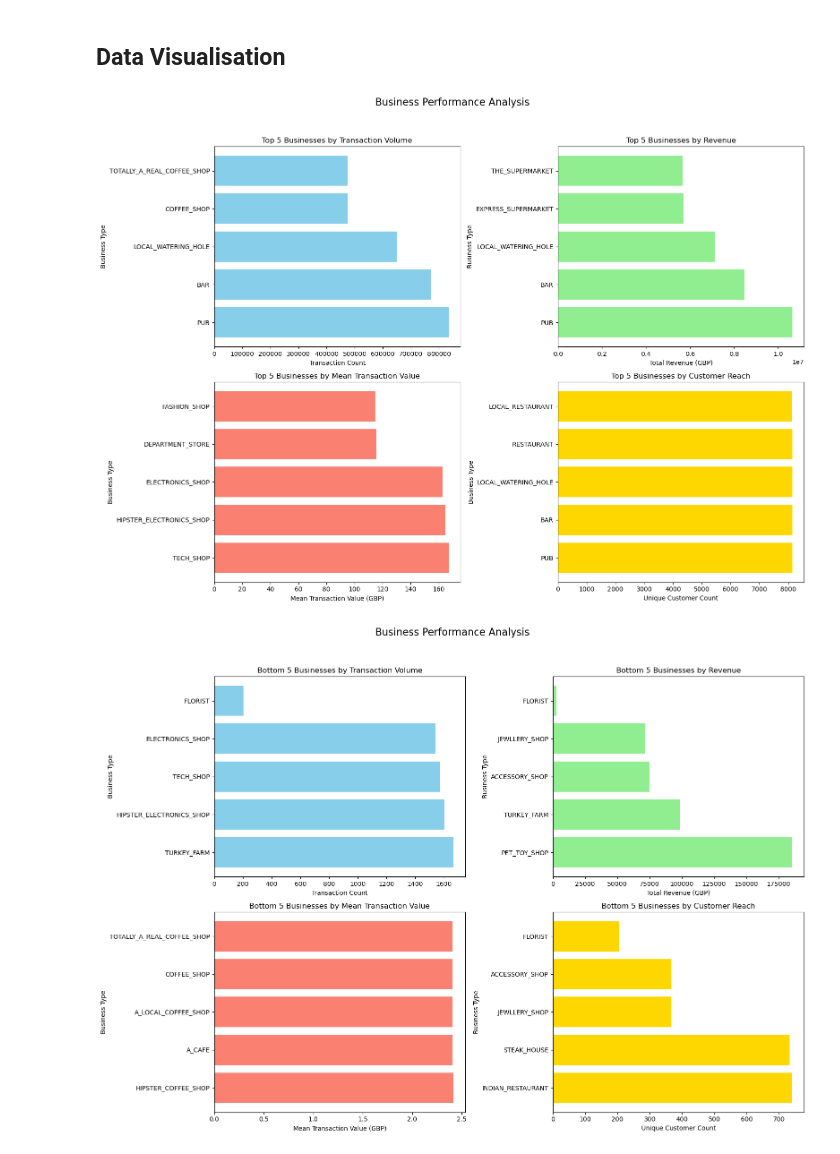
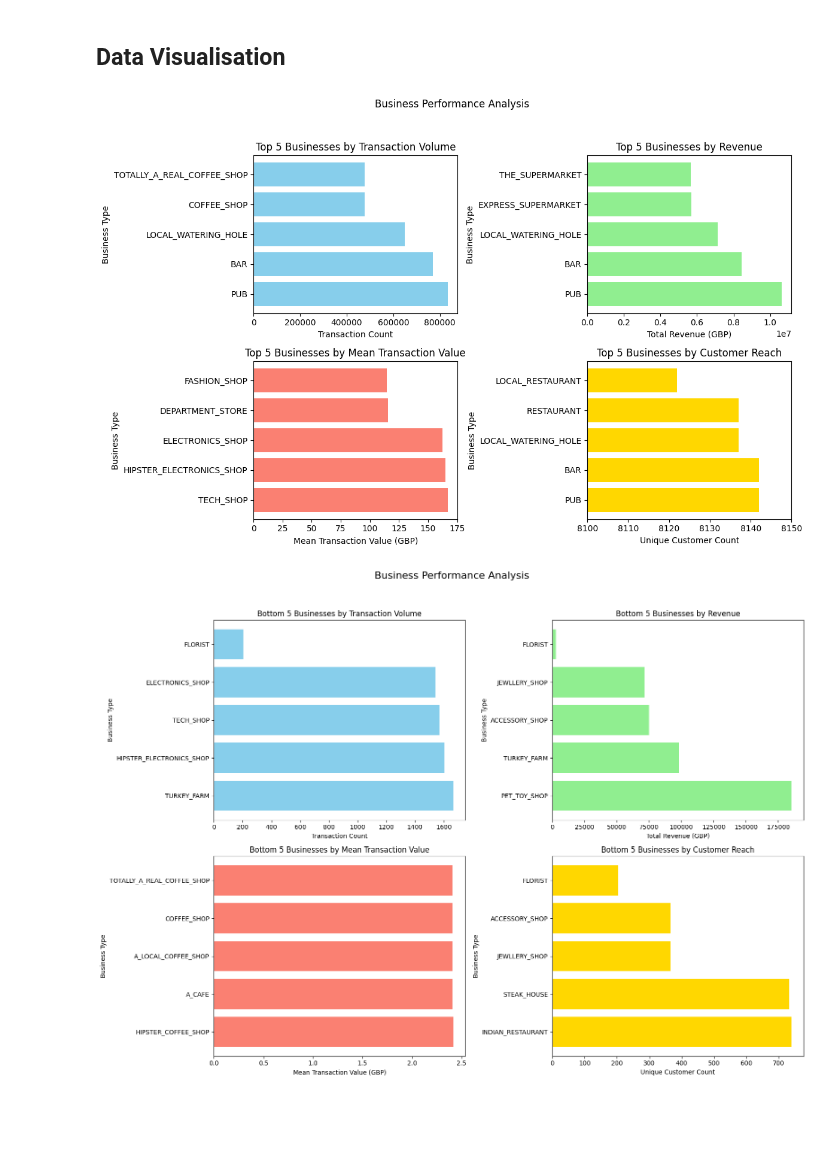
Before and after one commit to UoB-DSMP-2023-24/dsmp-2024-group27, a Jupyter notebook: EDA-business-focussed.ipynb, the cells around one changed output. Cells and saved outputs as stored; diff of their text form; code cells hidden in the pictures; blank space fills up the shorter version.

```diff
--- a/EDA-business-focussed.ipynb
+++ b/EDA-business-focussed.ipynb
@@ -9,7 +9,7 @@ import matplotlib.pyplot as plt
 # %% [markdown]
 ## Loading business code
 # %%
-biz_large_data = pd.read_csv('biz_large_df.csv')
+biz_large_data = pd.read_csv('SavedData/biz_large_df.csv')
 biz_large_df = pd.DataFrame(biz_large_data)
 # %%
 biz_large_df
@@ -146,37 +146,38 @@ bottom_5_customer_reach = customer_reach_analysis.tail(5)
 import matplotlib.pyplot as plt
 
 # Setting up the figure and axes for a grid of plots
-fig, axes = plt.subplots(2, 2, figsize=(16, 12))
-fig.suptitle('Business Performance Analysis', fontsize=16)
+fig, axes = plt.subplots(2, 2, figsize=(12, 8))
+fig.suptitle('Business Performance Analysis', fontsize=12)
 
 # Top 5 businesses by transaction volume
 axes[0, 0].barh(top_5_tx_volume['name'], top_5_tx_volume['tx_count'], color='skyblue')
 axes[0, 0].set_title('Top 5 Businesses by Transaction Volume')
 axes[0, 0].set_xlabel('Transaction Count')
 axes[0, 0].set_ylabel('Business Type')
 
 # Top 5 businesses by revenue
 axes[0, 1].barh(top_5_revenue['name'], top_5_revenue['tx_sum_gbp'], color='lightgreen')
 axes[0, 1].set_title('Top 5 Businesses by Revenue')
 axes[0, 1].set_xlabel('Total Revenue (GBP)')
 axes[0, 1].set_ylabel('Business Type')
 
 # Top 5 businesses by Mean transaction value
 axes[1, 0].barh(top_5_avg_tx_value['name'], top_5_avg_tx_value['tx_mean_gbp'], color='salmon')
 axes[1, 0].set_title('Top 5 Businesses by Mean Transaction Value')
 axes[1, 0].set_xlabel('Mean Transaction Value (GBP)')
 axes[1, 0].set_ylabel('Business Type')
 
 # Top 5 businesses by customer reach
 axes[1, 1].barh(top_5_customer_reach['name'], top_5_customer_reach['unique_customers_count'], color='gold')
 axes[1, 1].set_title('Top 5 Businesses by Customer Reach')
 axes[1, 1].set_xlabel('Unique Customer Count')
 axes[1, 1].set_ylabel('Business Type')
+axes[1, 1].set_xlim(8100, 8150)
 
 plt.tight_layout(rect=[0, 0.03, 1, 0.95])
 plt.show()
 # %% [output]
-[figure, old version]
+[figure, new version]
 # %%
 # Setting up the figure and axes for a grid of plots
 fig, axes = plt.subplots(2, 2, figsize=(16, 12))
```
Also changed, not shown: parts of 2 cells of this notebook, 4 other files.
